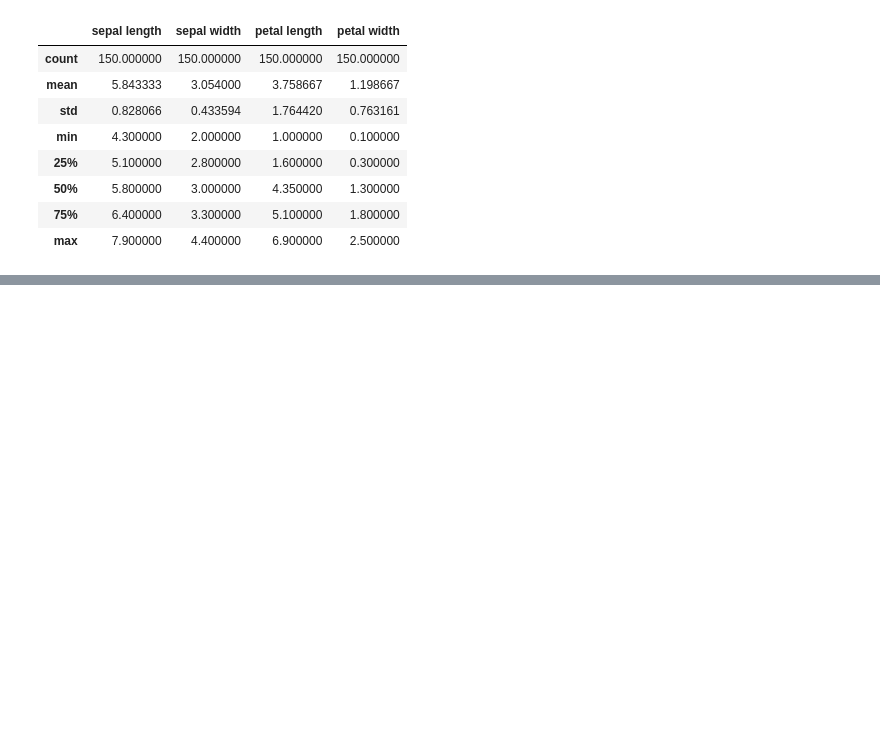
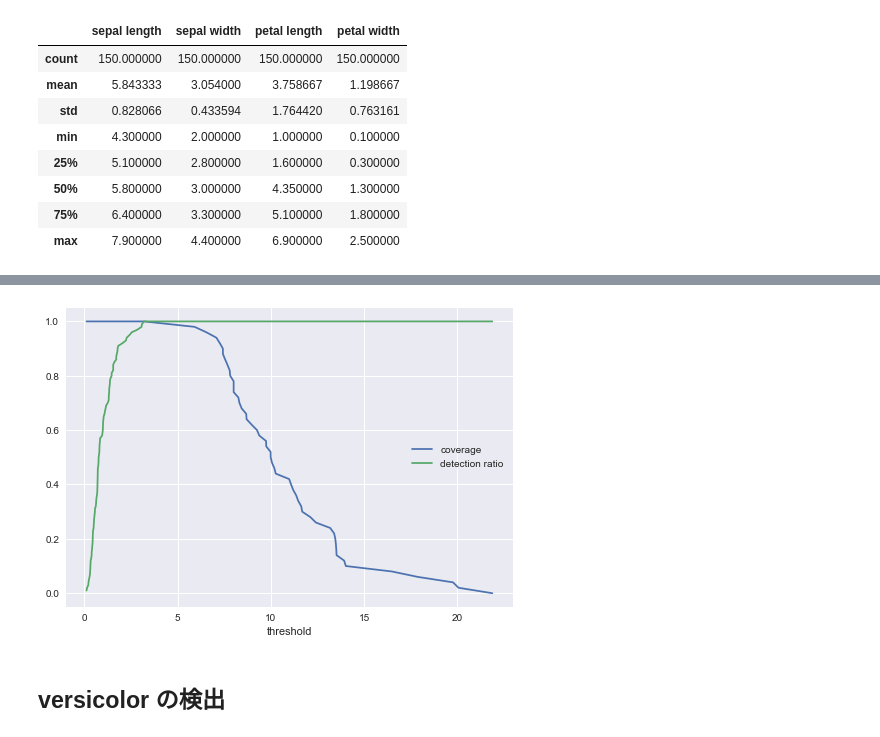
Before and after one commit to tsato-code/python_script, a Jupyter notebook: machinelearning/note_MTS.ipynb, the cells around one changed output, grey strips where cells are left out. Cells and saved outputs as stored; diff of their text form; code cells hidden in the pictures; blank space fills up the shorter version.

```diff
--- a/machinelearning/note_MTS.ipynb
+++ b/machinelearning/note_MTS.ipynb
@@ -127,0 +154,6 @@ Name: class, Length: 150, dtype: object
+# %%
+break_even(a, y_test)
+# %% [output]
+[figure, added]
+# %% [markdown]
+## versicolor の検出
```
Also changed, not shown: parts of 40 cells of this notebook, 3 other files.
